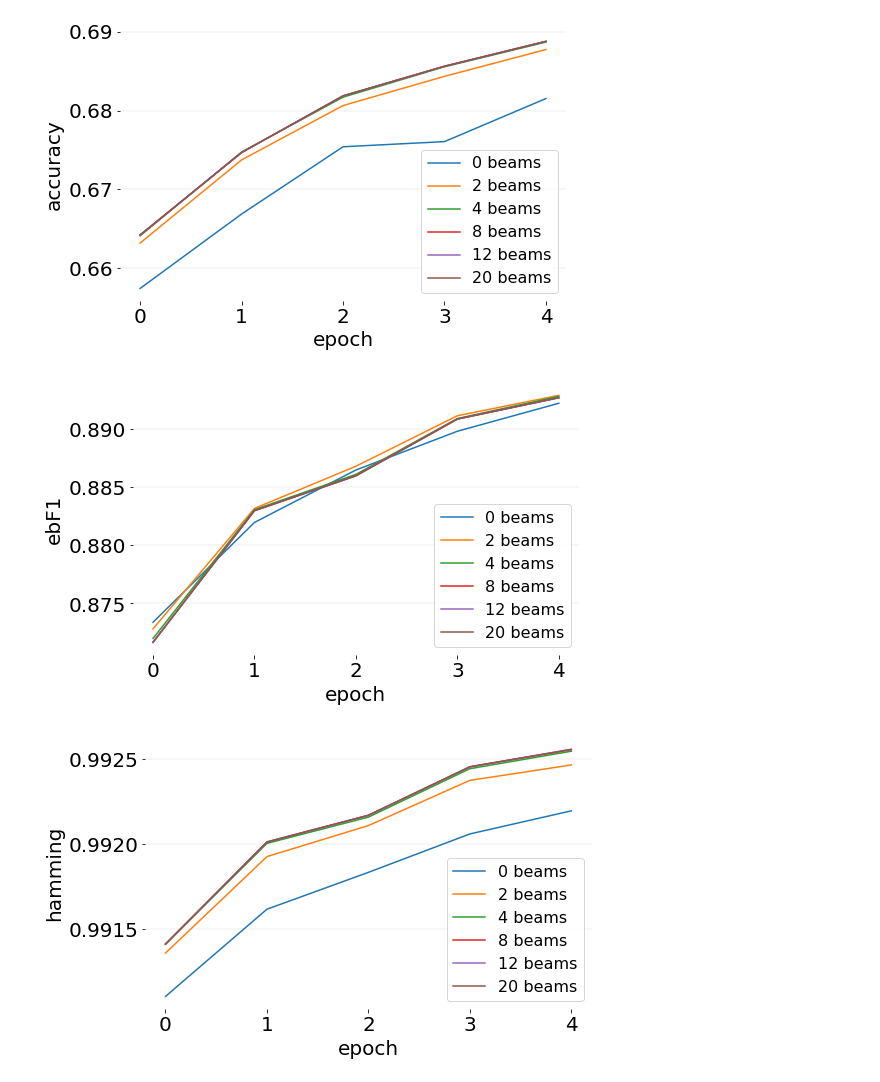
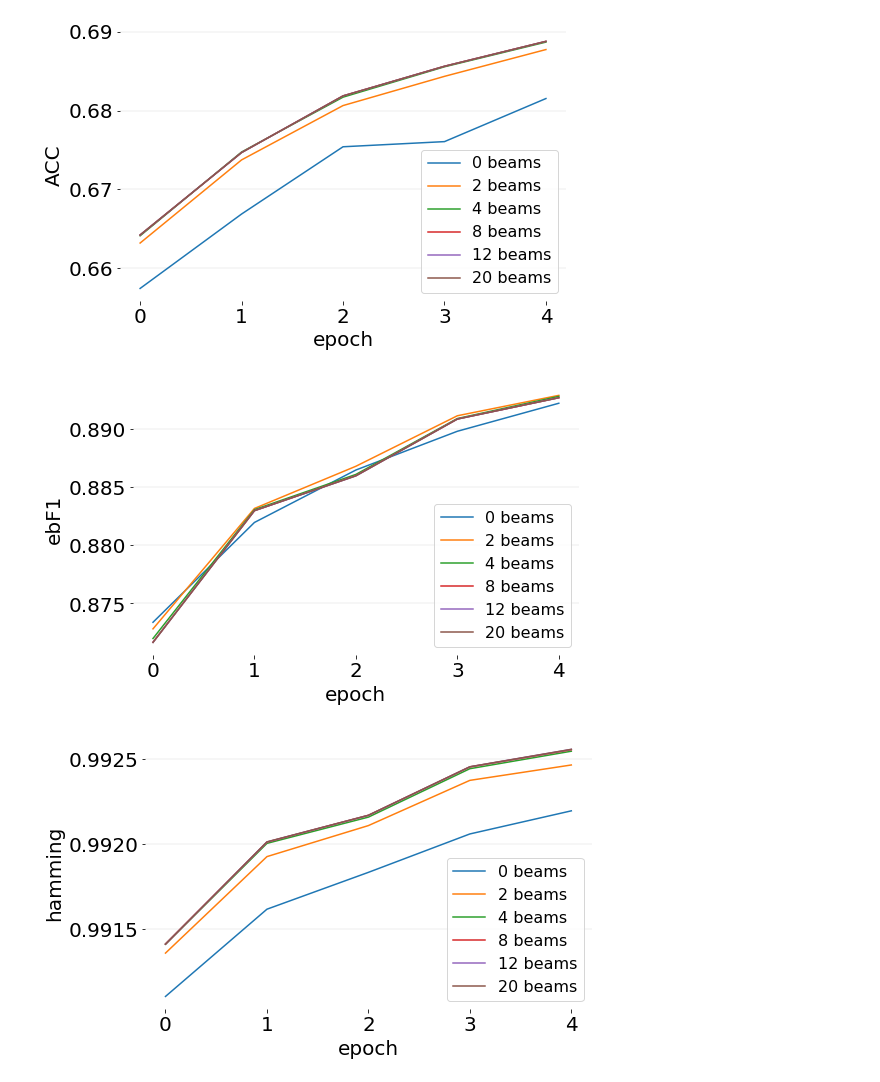
Before and after one commit to jpbottaro/anna, a Jupyter notebook: notebook/text/experiments/beam.ipynb, the cells around one changed output. Cells and saved outputs as stored; diff of their text form; code cells hidden in the pictures.

Commit message:
notebook: update notebooks with the right ACC legend

```diff
--- a/notebook/text/experiments/beam.ipynb
+++ b/notebook/text/experiments/beam.ipynb
@@ -74,18 +74,21 @@ num_epochs = min([len(m["perf/accuracy"]) for m in metrics.values()])
 # %%
 x = range(num_epochs)
 for metric_name in ["perf/accuracy", "perf/ebF1", "perf/hamming", "perf/maF1", "perf/miF1"]:
-    pre, ax = plots.subplots(figsize=[8, 5], xlabel="epoch", ylabel=metric_name[len("perf/"):])
+    display_name = metric_name[len("perf/"):]
+    if display_name == "accuracy":
+        display_name = "ACC"
+    pre, ax = plots.subplots(figsize=[8, 5], xlabel="epoch", ylabel=display_name)
 
     i = 0
     for name, metric in sorted(metrics.items(), key=lambda t: int(t[0])):
         y = metric[metric_name][:num_epochs]
         y = [m[1] for m in y]
         plots.plot(ax, x, y, color=i, label="{} beams".format(name))
         i += 2
 
     ax.legend(loc=4, fontsize=16)
 # %% [output]
-[figure, old version]
+[figure, new version]
 [figure]
 [figure]
 [figure]
```
Also changed, not shown: 2 other files.
